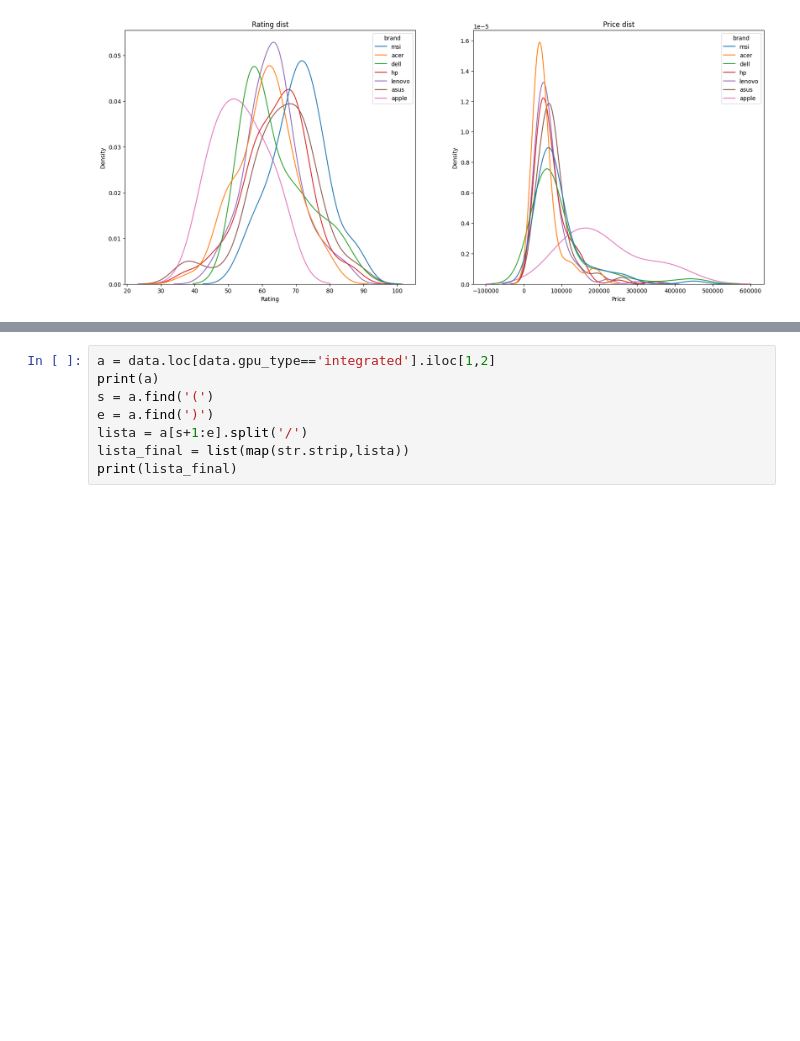
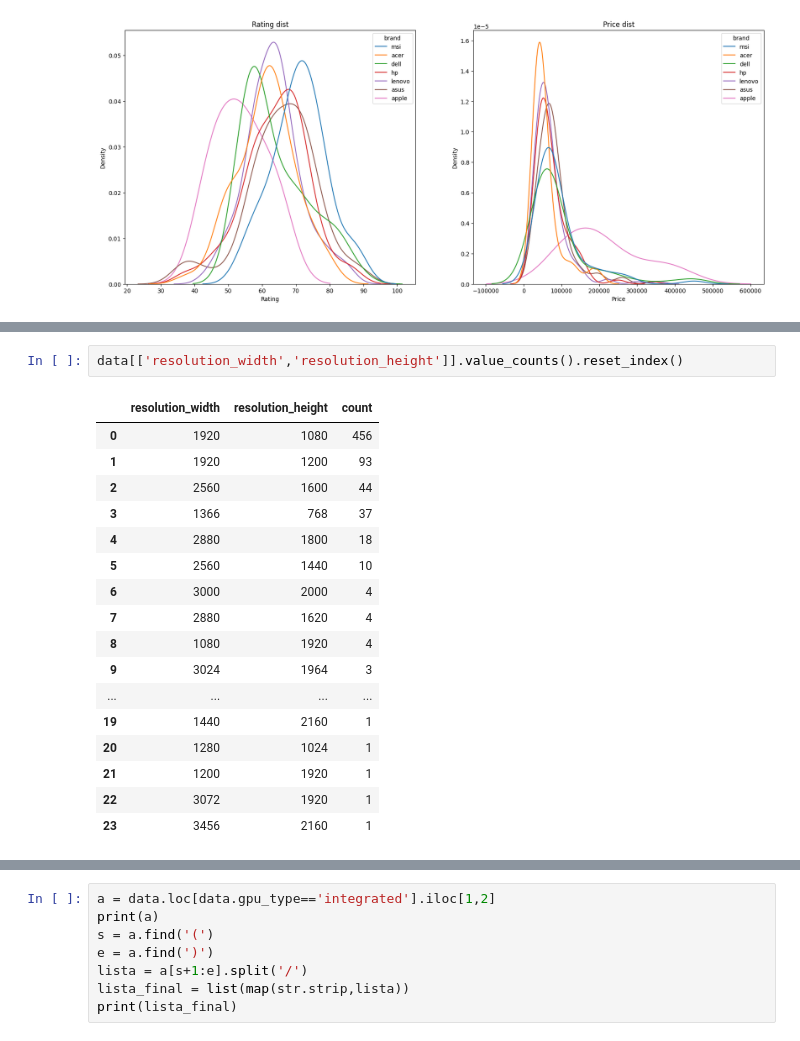
Before and after one commit to fantasy2fry/brand-laptops-clustering-ml, a Jupyter notebook: src/eda/Jan.ipynb, the cells around one changed output, grey strips where cells are left out. Drawn from its saved outputs; the diff is of its cells as text; blank space fills up the shorter version.

```diff
--- a/src/eda/Jan.ipynb
+++ b/src/eda/Jan.ipynb
@@ -216,0 +247,20 @@ figure.show()
+# %%
+data[['resolution_width','resolution_height']].value_counts().reset_index()
+# %% [output]
+|  | resolution_width | resolution_height | count |
+| 0 | 1920 | 1080 | 456 |
+| 1 | 1920 | 1200 | 93 |
+| 2 | 2560 | 1600 | 44 |
+| 3 | 1366 | 768 | 37 |
+| 4 | 2880 | 1800 | 18 |
+| 5 | 2560 | 1440 | 10 |
+| 6 | 3000 | 2000 | 4 |
+| 7 | 2880 | 1620 | 4 |
+| 8 | 1080 | 1920 | 4 |
+| 9 | 3024 | 1964 | 3 |
+| ... | ... | ... | ... |
+| 19 | 1440 | 2160 | 1 |
+| 20 | 1280 | 1024 | 1 |
+| 21 | 1200 | 1920 | 1 |
+| 22 | 3072 | 1920 | 1 |
+| 23 | 3456 | 2160 | 1 |
```
Also changed, not shown: parts of 10 cells of this notebook.
